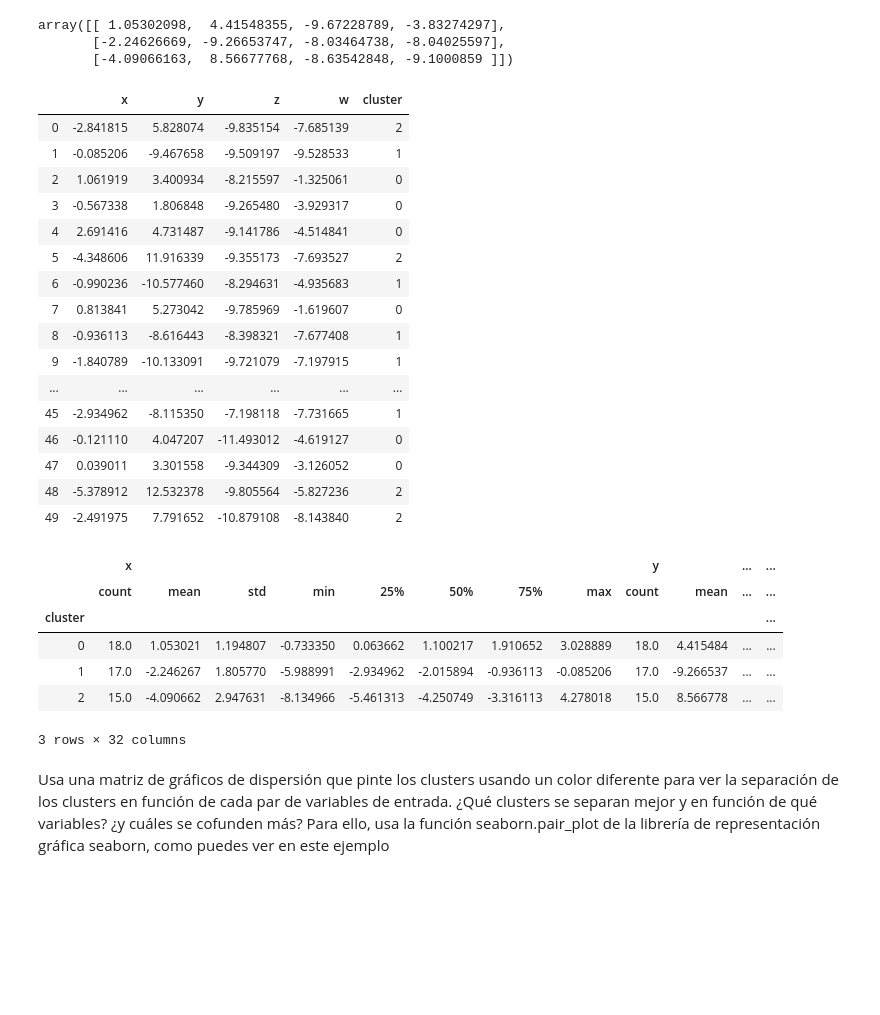
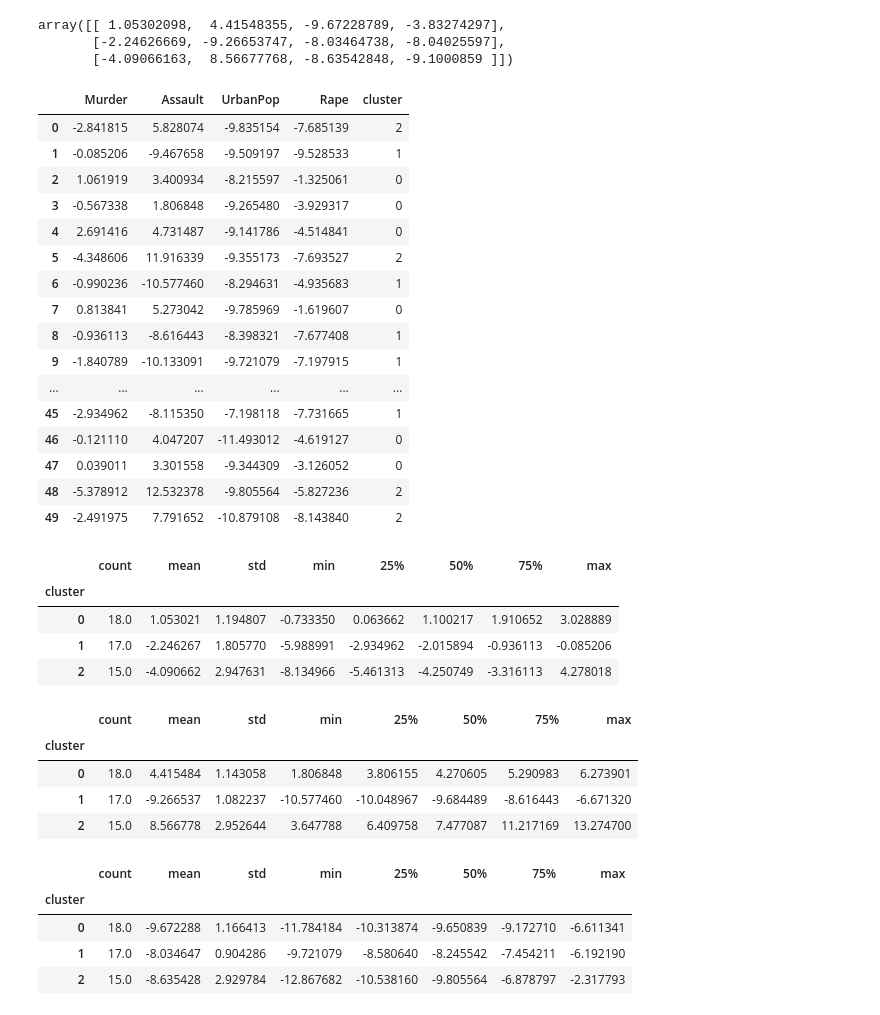
Before and after one commit to diegoambite/IA2, a Jupyter notebook: Práctica 1.1 IA2.ipynb, the cells around one changed output. Drawn from its saved outputs; the diff is of its cells as text; code cells hidden in the pictures; blank space fills up the shorter version.

Commit message:
titulos y clustering en obras

```diff
--- a/Práctica 1.1 IA2.ipynb
+++ b/Práctica 1.1 IA2.ipynb
@@ -207,11 +309,3 @@ plot_clusters(X)
 plot_clusters(X, labels)
 # %% [output]
 [figure]
-# %%
-real_centers = [[1, 1], [5, 5], [7, 3]]
-stds = [1, 0.7, 1.7]
-X, labels = make_blobs(n_samples = len(df),n_features=4, centers = None, cluster_std = stds, random_state=333)
-
-print('Número de elementos:', len(X))
-print('Primeros elementos de X:', X[0:10])
-print('Primeras elementos de labels:', labels[0:10])
@@ -239,8 +311,0 @@ plot_clusters(X, labels)
-# %%
-real_centers = [[1, 1], [3, 3], [5, 5]]
-stds = [1, 1.5, 2.7]
-X, labels = make_blobs(n_samples = len(df),n_features=4, centers = None, cluster_std = stds, random_state=333)
-
-print('Número de elementos:', len(X))
-print('Primeros elementos de X:', X[0:10])
-print('Primeras elementos de labels:', labels[0:10])
@@ -287,11 +325,11 @@ array([[ 1.05302098,  4.41548355, -9.67228789, -3.83274297],
        [-2.24626669, -9.26653747, -8.03464738, -8.04025597],
        [-4.09066163,  8.56677768, -8.63542848, -9.1000859 ]])
 # %%
-df = pd.DataFrame(data=X, columns=['x','y', 'z', 'w'])
+df = pd.DataFrame(data=X, columns=['Murder','Assault', 'UrbanPop', 'Rape'])
 df = df.assign(cluster=pd.Series(data=km.labels_))
 df
 # %% [output]
-|  | x | y | z | w | cluster |
+|  | Murder | Assault | UrbanPop | Rape | cluster |
 | 0 | -2.841815 | 5.828074 | -9.835154 | -7.685139 | 2 |
 | 1 | -0.085206 | -9.467658 | -9.509197 | -9.528533 | 1 |
 | 2 | 1.061919 | 3.400934 | -8.215597 | -1.325061 | 0 |
@@ -309,14 +347,26 @@ df
 | 48 | -5.378912 | 12.532378 | -9.805564 | -5.827236 | 2 |
 | 49 | -2.491975 | 7.791652 | -10.879108 | -8.143840 | 2 |
 # %%
-df.groupby(["cluster"]).describe()
+df.groupby(["cluster"])['Murder'].describe()
 # %% [output]
-|  | x |  |  |  |  |  |  |  | y |  | ... | ... |
-|  | count | mean | std | min | 25% | 50% | 75% | max | count | mean | ... | ... |
-| cluster |  |  |  |  |  |  |  |  |  |  |  | ... |
-| 0 | 18.0 | 1.053021 | 1.194807 | -0.733350 | 0.063662 | 1.100217 | 1.910652 | 3.028889 | 18.0 | 4.415484 | ... | ... |
-| 1 | 17.0 | -2.246267 | 1.805770 | -5.988991 | -2.934962 | -2.015894 | -0.936113 | -0.085206 | 17.0 | -9.266537 | ... | ... |
-| 2 | 15.0 | -4.090662 | 2.947631 | -8.134966 | -5.461313 | -4.250749 | -3.316113 | 4.278018 | 15.0 | 8.566778 | ... | ... |
+|  | count | mean | std | min | 25% | 50% | 75% | max |
+| cluster |  |  |  |  |  |  |  |  |
+| 0 | 18.0 | 1.053021 | 1.194807 | -0.733350 | 0.063662 | 1.100217 | 1.910652 | 3.028889 |
+| 1 | 17.0 | -2.246267 | 1.805770 | -5.988991 | -2.934962 | -2.015894 | -0.936113 | -0.085206 |
+| 2 | 15.0 | -4.090662 | 2.947631 | -8.134966 | -5.461313 | -4.250749 | -3.316113 | 4.278018 |
-3 rows × 32 columns
-# %% [markdown]
-Usa una matriz de gráficos de dispersión que pinte los clusters usando un color diferente para ver la separación de los clusters en función de cada par de variables de entrada. ¿Qué clusters se separan mejor y en función de qué variables? ¿y cuáles se cofunden más? Para ello, usa la función seaborn.pair_plot de la librería de representación gráfica seaborn, como puedes ver en este ejemplo
+# %%
+df.groupby(["cluster"])['Assault'].describe()
+# %% [output]
+|  | count | mean | std | min | 25% | 50% | 75% | max |
+| cluster |  |  |  |  |  |  |  |  |
+| 0 | 18.0 | 4.415484 | 1.143058 | 1.806848 | 3.806155 | 4.270605 | 5.290983 | 6.273901 |
+| 1 | 17.0 | -9.266537 | 1.082237 | -10.577460 | -10.048967 | -9.684489 | -8.616443 | -6.671320 |
+| 2 | 15.0 | 8.566778 | 2.952644 | 3.647788 | 6.409758 | 7.477087 | 11.217169 | 13.274700 |
+# %%
+df.groupby(["cluster"])['UrbanPop'].describe()
+# %% [output]
+|  | count | mean | std | min | 25% | 50% | 75% | max |
+| cluster |  |  |  |  |  |  |  |  |
+| 0 | 18.0 | -9.672288 | 1.166413 | -11.784184 | -10.313874 | -9.650839 | -9.172710 | -6.611341 |
+| 1 | 17.0 | -8.034647 | 0.904286 | -9.721079 | -8.580640 | -8.245542 | -7.454211 | -6.192190 |
+| 2 | 15.0 | -8.635428 | 2.929784 | -12.867682 | -10.538160 | -9.805564 | -6.878797 | -2.317793 |
```
Also changed, not shown: parts of 45 cells of this notebook.
